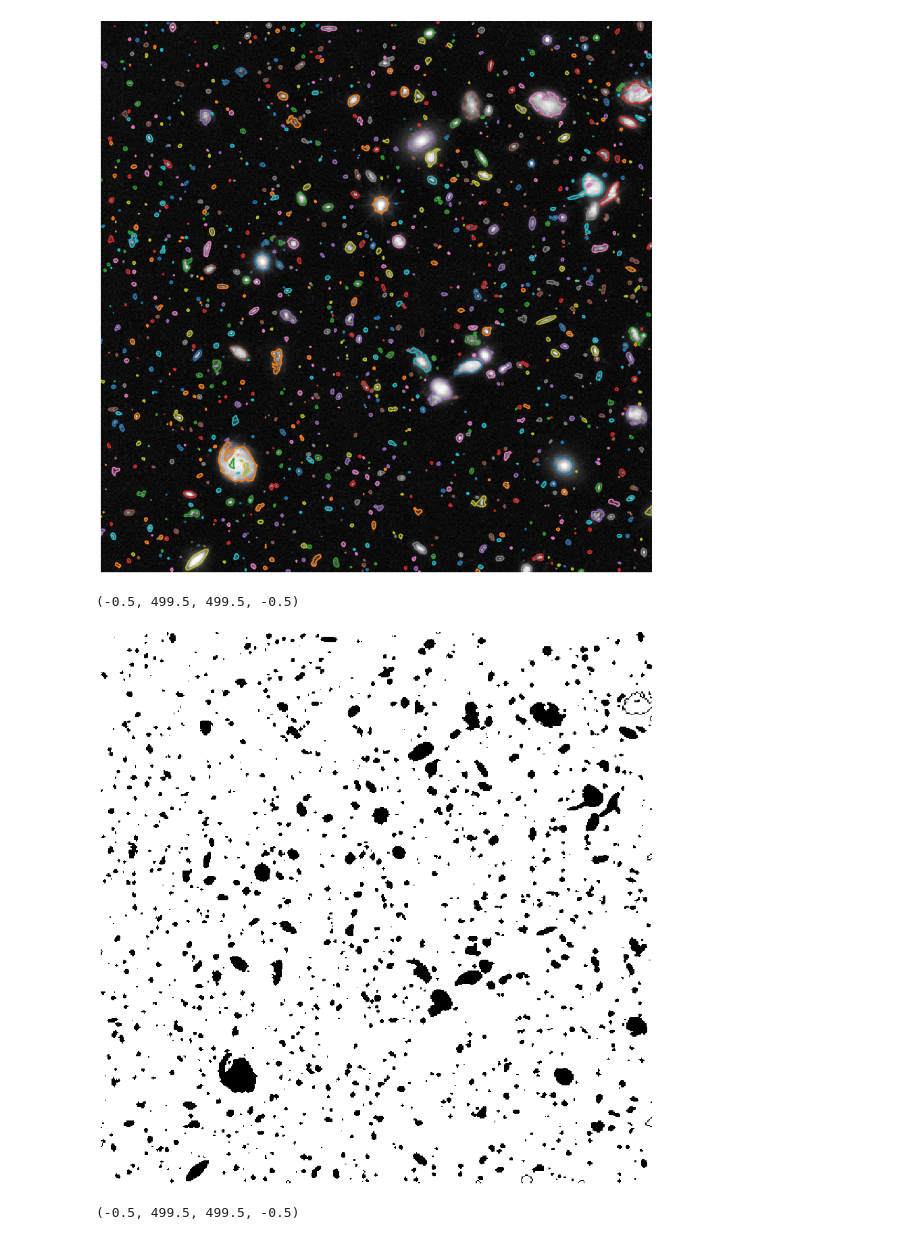
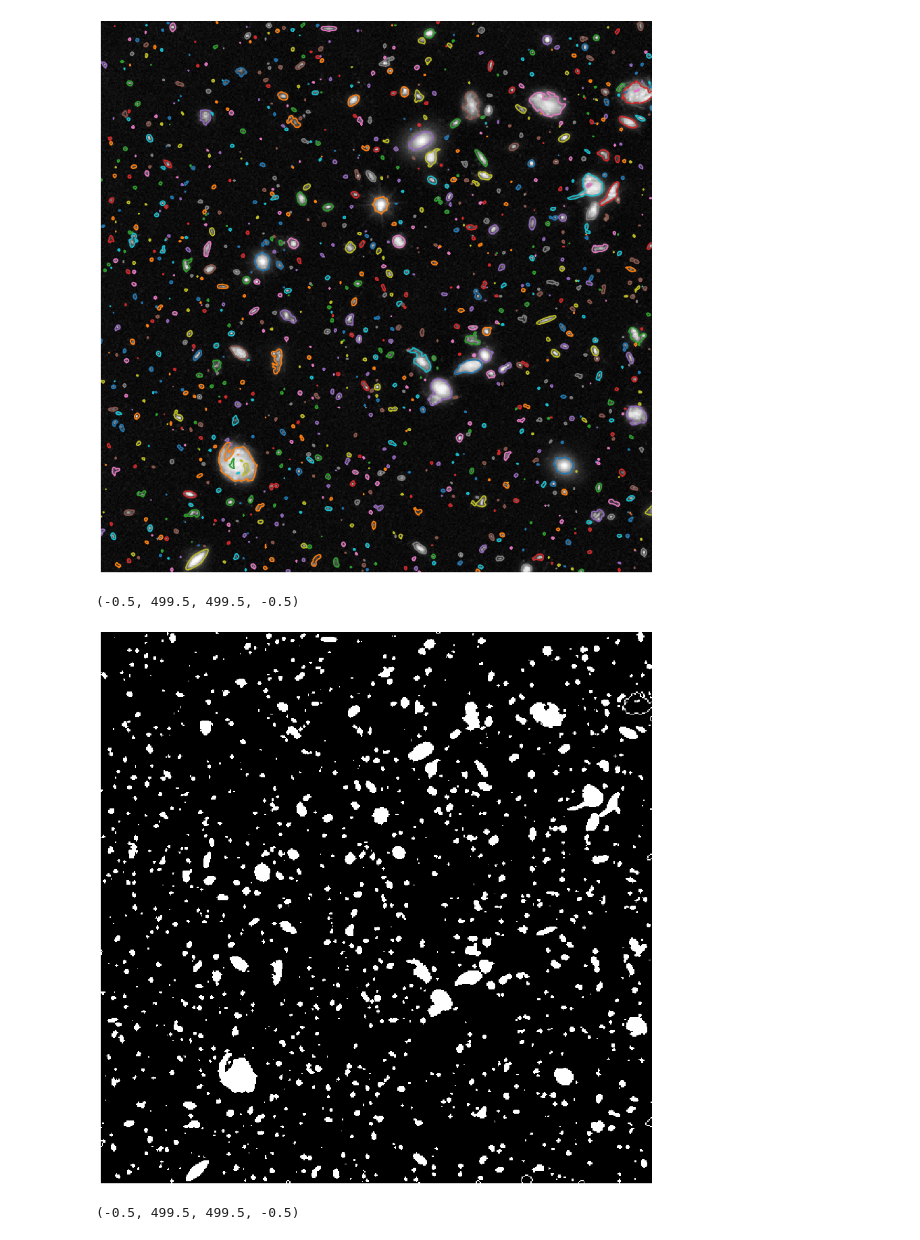
Before and after one commit to ioastorga/s_and_d, a Jupyter notebook: revised_contours.ipynb, the cells around one changed output. Drawn from its saved outputs; the diff is of its cells as text; code cells hidden in the pictures.

```diff
--- a/revised_contours.ipynb
+++ b/revised_contours.ipynb
@@ -64,13 +64,13 @@ Number of contours counted :  1247
 [figure]
 # %%
 mask = ndi.binary_fill_holes(mask)
-mask = ~mask
+mask_inv = ~mask
 fig, ax = plt.subplots()
 ax.imshow(mask, cmap=plt.cm.gray)
 plt.axis('off')
 # %% [output]
 (-0.5, 499.5, 499.5, -0.5)
-[figure, old version]
+[figure, new version]
 # %%
 
 clipped_stars = stars_gray
```
Also changed, not shown: parts of 5 cells of this notebook.
